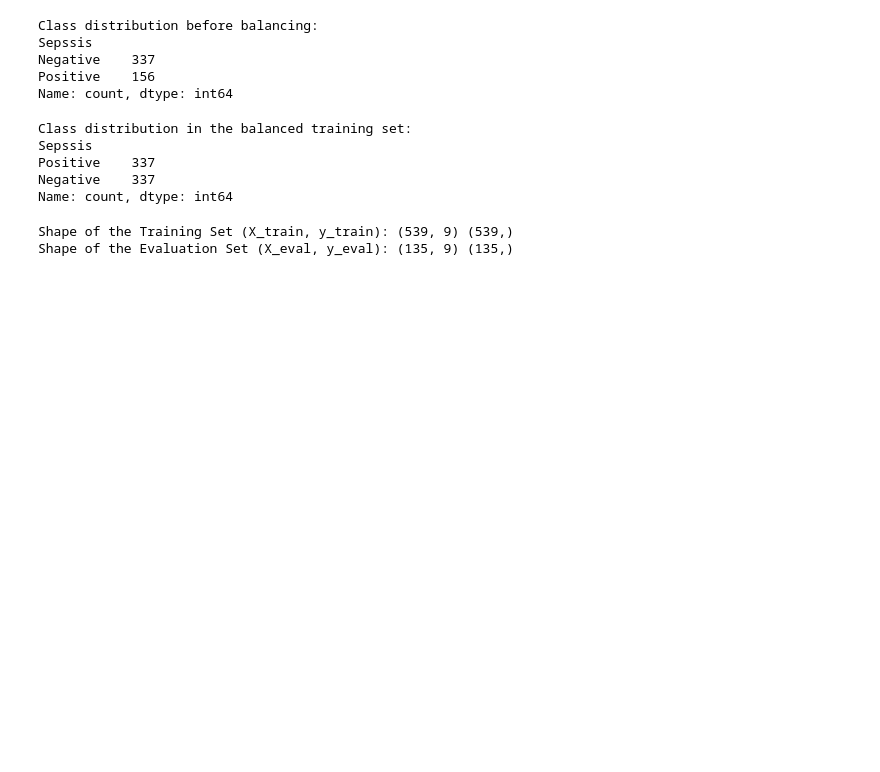
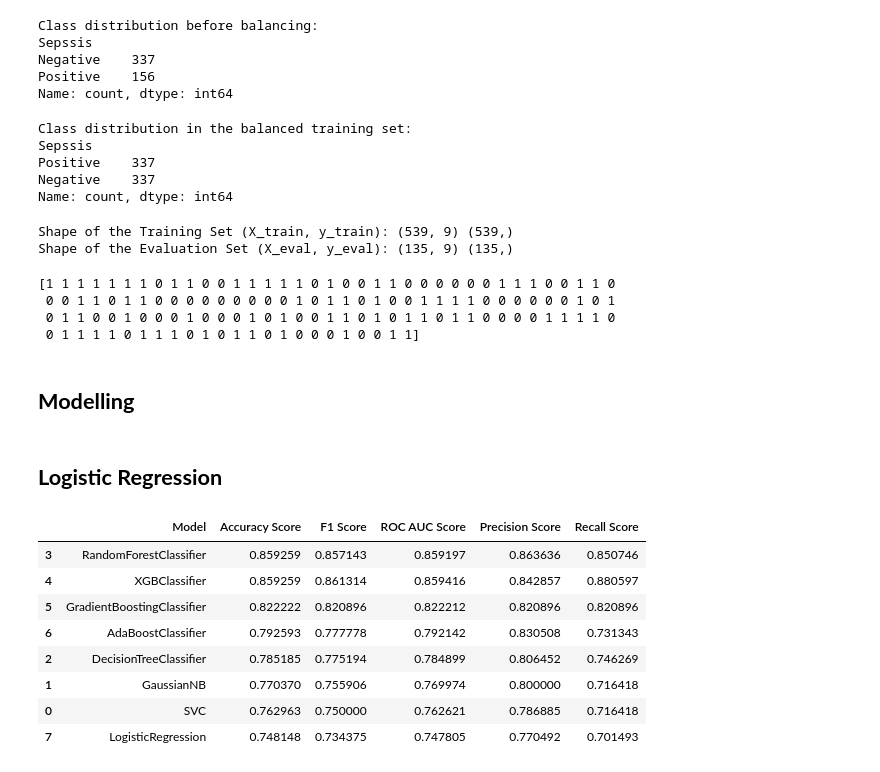
Before and after one commit to Samidirbsa/Career_Accelerator_P5-ML_API, a Jupyter notebook: Notebook.ipynb, the cells around one changed output. Cells and saved outputs as stored; diff of their text form; code cells hidden in the pictures; blank space fills up the shorter version.

```diff
--- a/Notebook.ipynb
+++ b/Notebook.ipynb
@@ -830,3 +864,65 @@ Shape of the Evaluation Set (X_eval, y_eval): (135, 9) (135,)
 encoder = LabelEncoder()
 y_train_encoded = encoder.fit_transform(y_train)
 y_eval_encoded = encoder.transform(y_eval)
+# %%
+print(y_eval_encoded)
+# %% [output]
+[1 1 1 1 1 1 1 0 1 1 0 0 1 1 1 1 1 0 1 0 0 1 1 0 0 0 0 0 0 1 1 1 0 0 1 1 0
+ 0 0 1 1 0 1 1 0 0 0 0 0 0 0 0 0 1 0 1 1 0 1 0 0 1 1 1 1 0 0 0 0 0 0 1 0 1
+ 0 1 1 0 0 1 0 0 0 1 0 0 0 1 0 1 0 0 1 1 0 1 0 1 1 0 1 1 0 0 0 0 1 1 1 1 0
+ 0 1 1 1 1 0 1 1 1 0 1 0 1 1 0 1 0 0 0 1 0 0 1 1]
+# %% [markdown]
+## **Modelling**
+# %% [markdown]
+## **Logistic Regression**
+# %%
+# List of models
+models = [SVC(), GaussianNB(), DecisionTreeClassifier(), RandomForestClassifier(),
+          XGBClassifier(), GradientBoostingClassifier(), AdaBoostClassifier(), LogisticRegression()]
+
+metrics = []
+
+# Iterating over models
+for model in models:
+    # Create a pipeline with the preprocessor and the model
+    pipeline = Pipeline(steps=[
+        ('preprocessor', preprocessor),
+        ('model', model)
+    ])
+
+    # Fit the pipeline on the training data
+    pipeline.fit(X_train, y_train_encoded)
+
+    # Predict using the evaluation set
+    y_pred = pipeline.predict(X_eval)
+
+    # Calculate the metrics
+    acc = accuracy_score(y_eval_encoded, y_pred)
+    f1 = f1_score(y_eval_encoded, y_pred)
+    roc = roc_auc_score(y_eval_encoded, y_pred)
+    pr = precision_score(y_eval_encoded, y_pred)
+    rc = recall_score(y_eval_encoded, y_pred)
+
+    # Append the metrics to the list
+    metrics.append({"Model": model.__class__.__name__,
+                    "Accuracy Score": acc,
+                    "F1 Score": f1,
+                    "ROC AUC Score": roc,
+                    "Precision Score": pr,
+                    "Recall Score": rc})
+
+# Creating a DataFrame for the overall performance
+overall = pd.DataFrame(metrics)
+overall = overall.sort_values(by="Accuracy Score", ascending=False)
+overall_styled = overall.style.background_gradient(cmap="Spectral")
+overall_styled
+# %% [output]
+|  | Model | Accuracy Score | F1 Score | ROC AUC Score | Precision Score | Recall Score |
+| 3 | RandomForestClassifier | 0.859259 | 0.857143 | 0.859197 | 0.863636 | 0.850746 |
+| 4 | XGBClassifier | 0.859259 | 0.861314 | 0.859416 | 0.842857 | 0.880597 |
+| 5 | GradientBoostingClassifier | 0.822222 | 0.820896 | 0.822212 | 0.820896 | 0.820896 |
+| 6 | AdaBoostClassifier | 0.792593 | 0.777778 | 0.792142 | 0.830508 | 0.731343 |
+| 2 | DecisionTreeClassifier | 0.785185 | 0.775194 | 0.784899 | 0.806452 | 0.746269 |
+| 1 | GaussianNB | 0.770370 | 0.755906 | 0.769974 | 0.800000 | 0.716418 |
+| 0 | SVC | 0.762963 | 0.750000 | 0.762621 | 0.786885 | 0.716418 |
+| 7 | LogisticRegression | 0.748148 | 0.734375 | 0.747805 | 0.770492 | 0.701493 |
```
Also changed, not shown: parts of 11 cells of this notebook.
